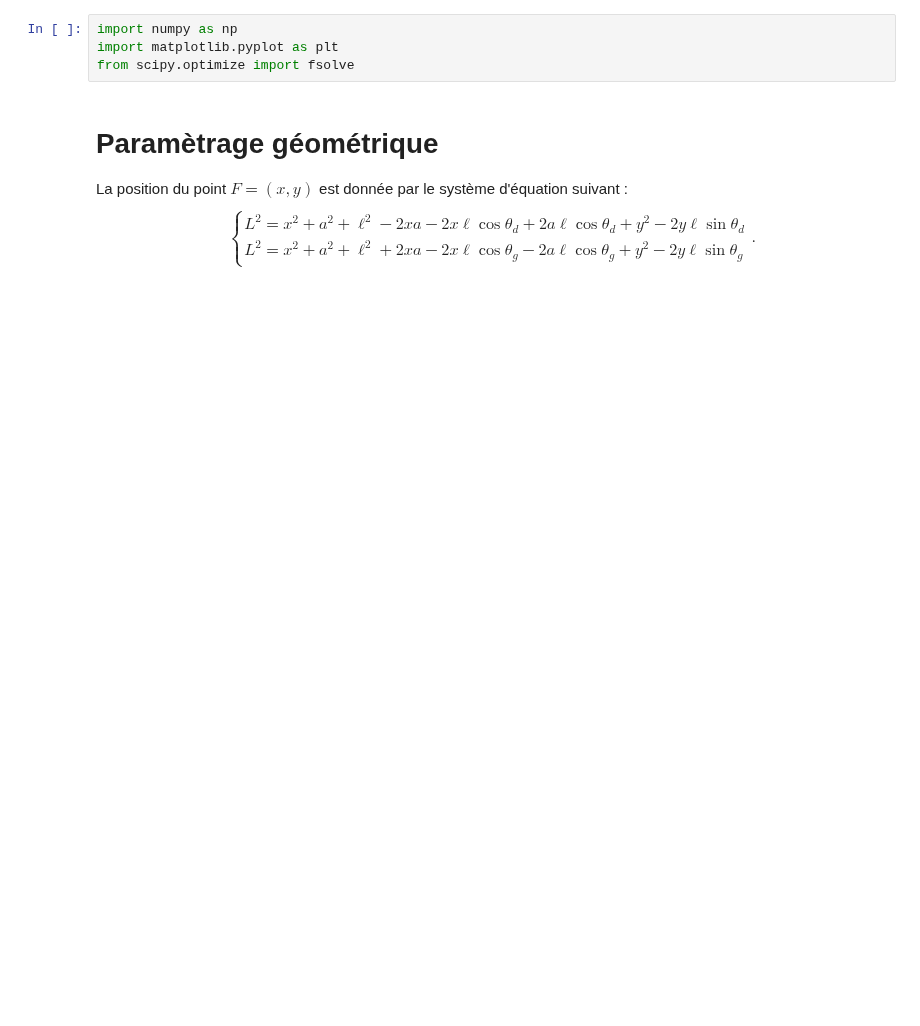
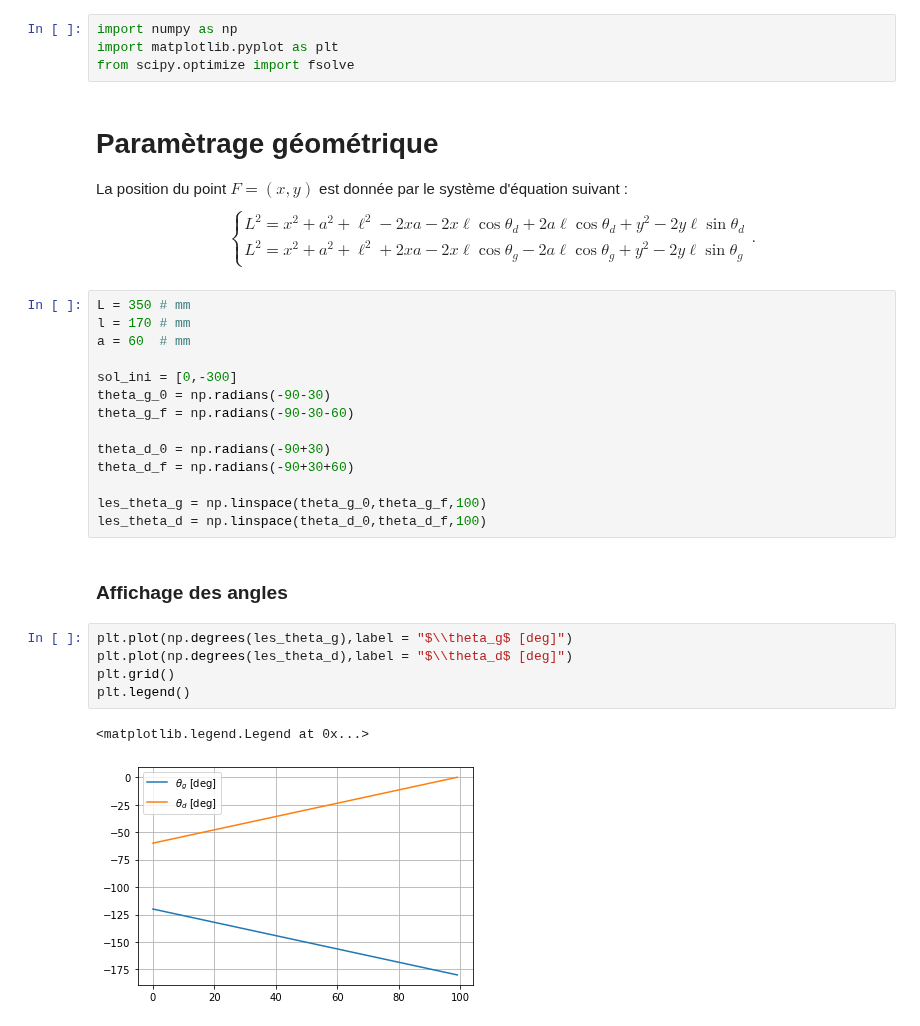
Before and after one commit to xpessoles/TP_Documents_PSI, a Jupyter notebook: RobotDelta2D/Jupyter/CinematiqueDirecte.ipynb, the cells around one changed output. Drawn from its saved outputs; the diff is of its cells as text; blank space fills up the shorter version.

```diff
--- a/RobotDelta2D/Jupyter/CinematiqueDirecte.ipynb
+++ b/RobotDelta2D/Jupyter/CinematiqueDirecte.ipynb
@@ -14,3 +14,27 @@ L^2 = x^2  +a^2+\ell^2 +2xa -2x\ell\cos\theta_g-2a\ell\cos\theta_g  +  y^2  -2y
 \end{array}
 \right. .
 $$
+# %%
+L = 350 # mm
+l = 170 # mm
+a = 60  # mm
+
+sol_ini = [0,-300]
+theta_g_0 = np.radians(-90-30)
+theta_g_f = np.radians(-90-30-60)
+
+theta_d_0 = np.radians(-90+30)
+theta_d_f = np.radians(-90+30+60)
+
+les_theta_g = np.linspace(theta_g_0,theta_g_f,100)
+les_theta_d = np.linspace(theta_d_0,theta_d_f,100)
+# %% [markdown]
+### Affichage des angles
+# %%
+plt.plot(np.degrees(les_theta_g),label = "$\\theta_g$ [deg]")
+plt.plot(np.degrees(les_theta_d),label = "$\\theta_d$ [deg]")
+plt.grid()
+plt.legend()
+# %% [output]
+<matplotlib.legend.Legend at 0x...>
+[figure, added]
```
Also changed, not shown: parts of 6 cells of this notebook, 2 other files.
